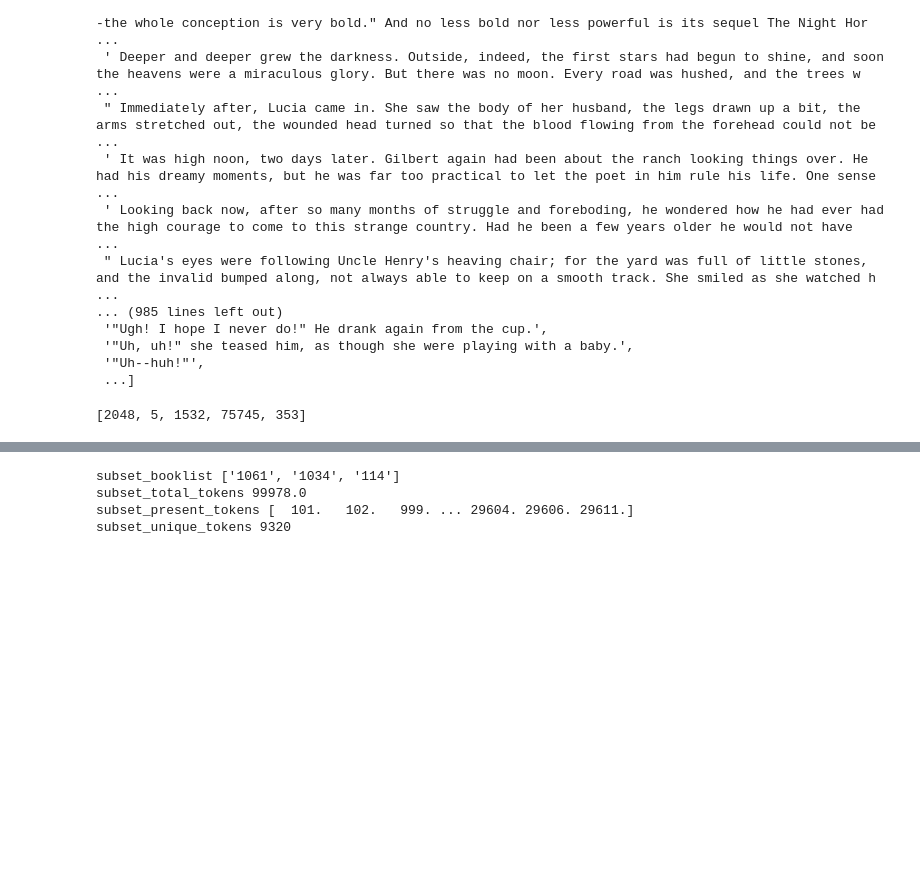
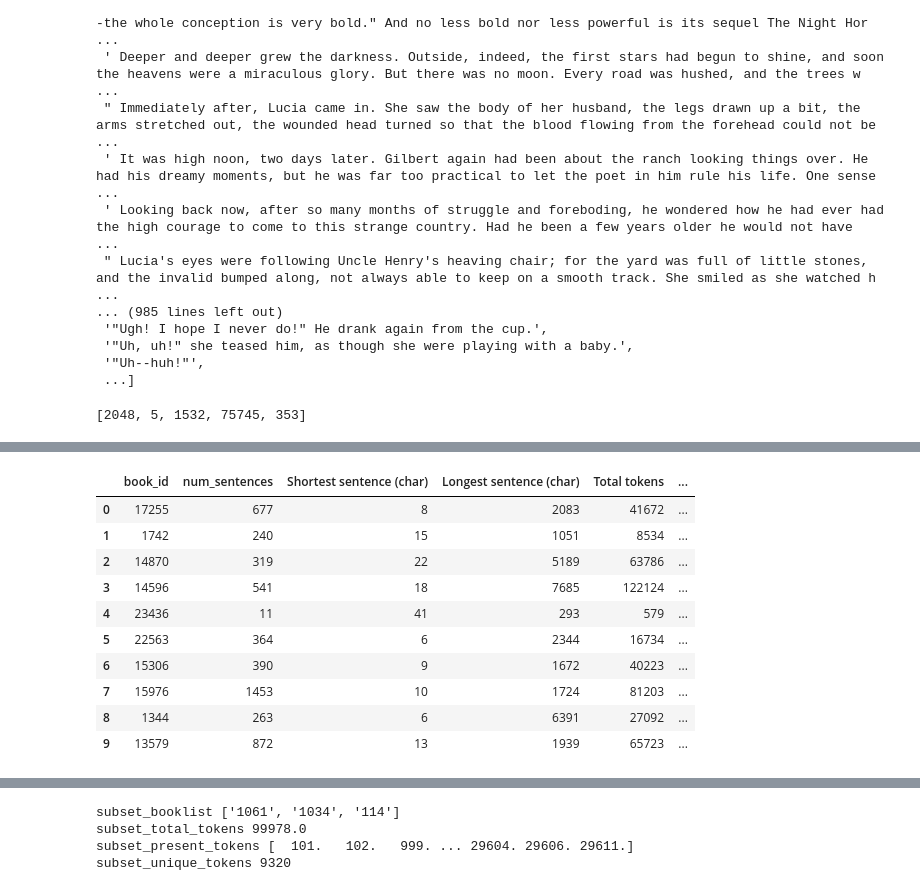
Before and after one commit to zeno17/LessIsMore, a Jupyter notebook: Preprocessing demonstration notebook.ipynb, the cells around one changed output, grey strips where cells are left out. Drawn from its saved outputs; the diff is of its cells as text; code cells hidden in the pictures; blank space fills up the shorter version.

```diff
--- a/Preprocessing demonstration notebook.ipynb
+++ b/Preprocessing demonstration notebook.ipynb
@@ -436,0 +266,7 @@ Int64Index([ 239,  117,  156,  232,  127,  129,  212,  114,  116, 1525, 1016,
+# %%
+#Setting to ignore warnings about sequences being longer than BERT can handle
+logging.getLogger("transformers.tokenization_utils_base").setLevel(logging.ERROR)
+from datetime import datetime
+print(datetime.now())
+df_books_10 = make_df_book_properties(rand_10_books)
+print(datetime.now())
@@ -436,0 +276,14 @@ Int64Index([ 239,  117,  156,  232,  127,  129,  212,  114,  116, 1525, 1016,
+# %%
+df_books_10
+# %% [output]
+|  | book_id | num_sentences | Shortest sentence (char) | Longest sentence (char) | Total tokens | ... |
+| 0 | 17255 | 677 | 8 | 2083 | 41672 | ... |
+| 1 | 1742 | 240 | 15 | 1051 | 8534 | ... |
+| 2 | 14870 | 319 | 22 | 5189 | 63786 | ... |
+| 3 | 14596 | 541 | 18 | 7685 | 122124 | ... |
+| 4 | 23436 | 11 | 41 | 293 | 579 | ... |
+| 5 | 22563 | 364 | 6 | 2344 | 16734 | ... |
+| 6 | 15306 | 390 | 9 | 1672 | 40223 | ... |
+| 7 | 15976 | 1453 | 10 | 1724 | 81203 | ... |
+| 8 | 1344 | 263 | 6 | 6391 | 27092 | ... |
+| 9 | 13579 | 872 | 13 | 1939 | 65723 | ... |
```
Also changed, not shown: parts of 50 cells of this notebook, 9 other files.
